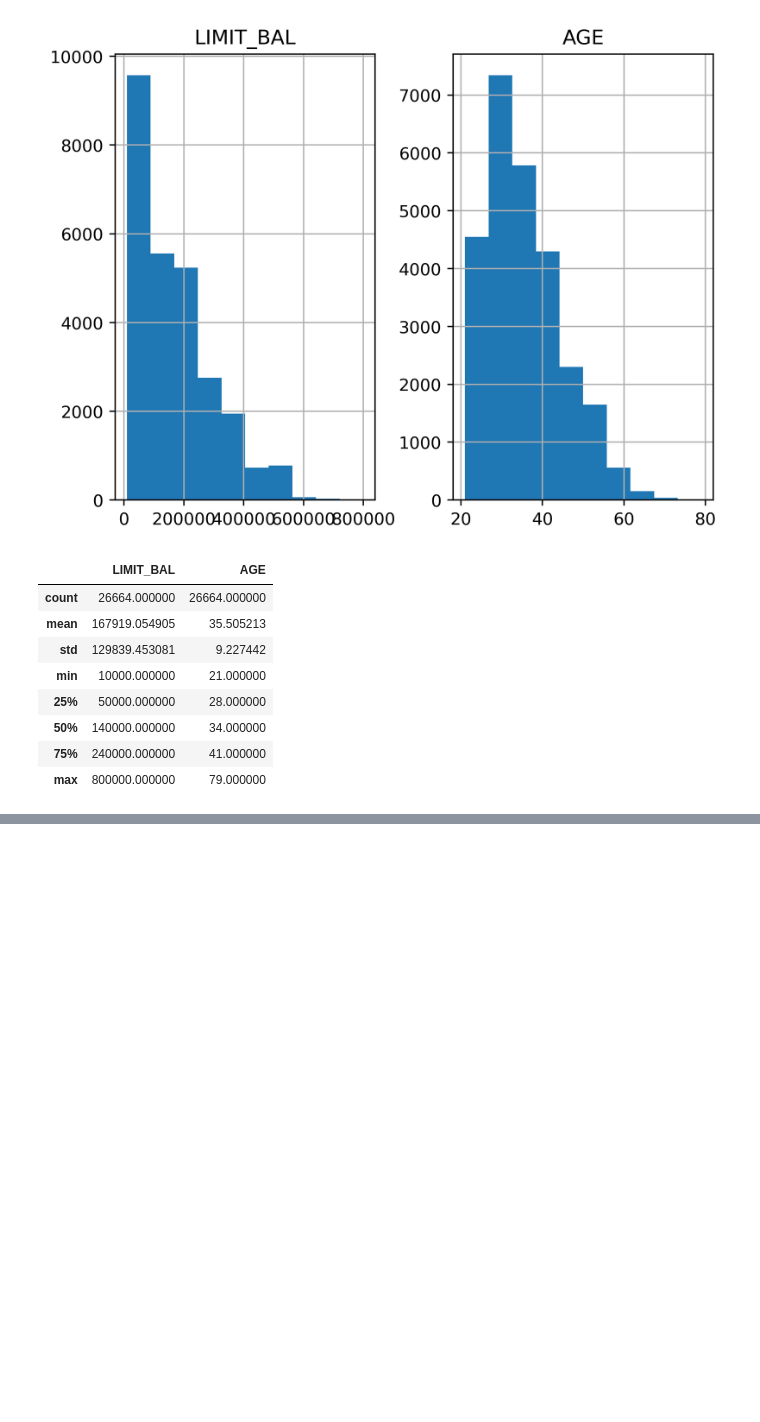
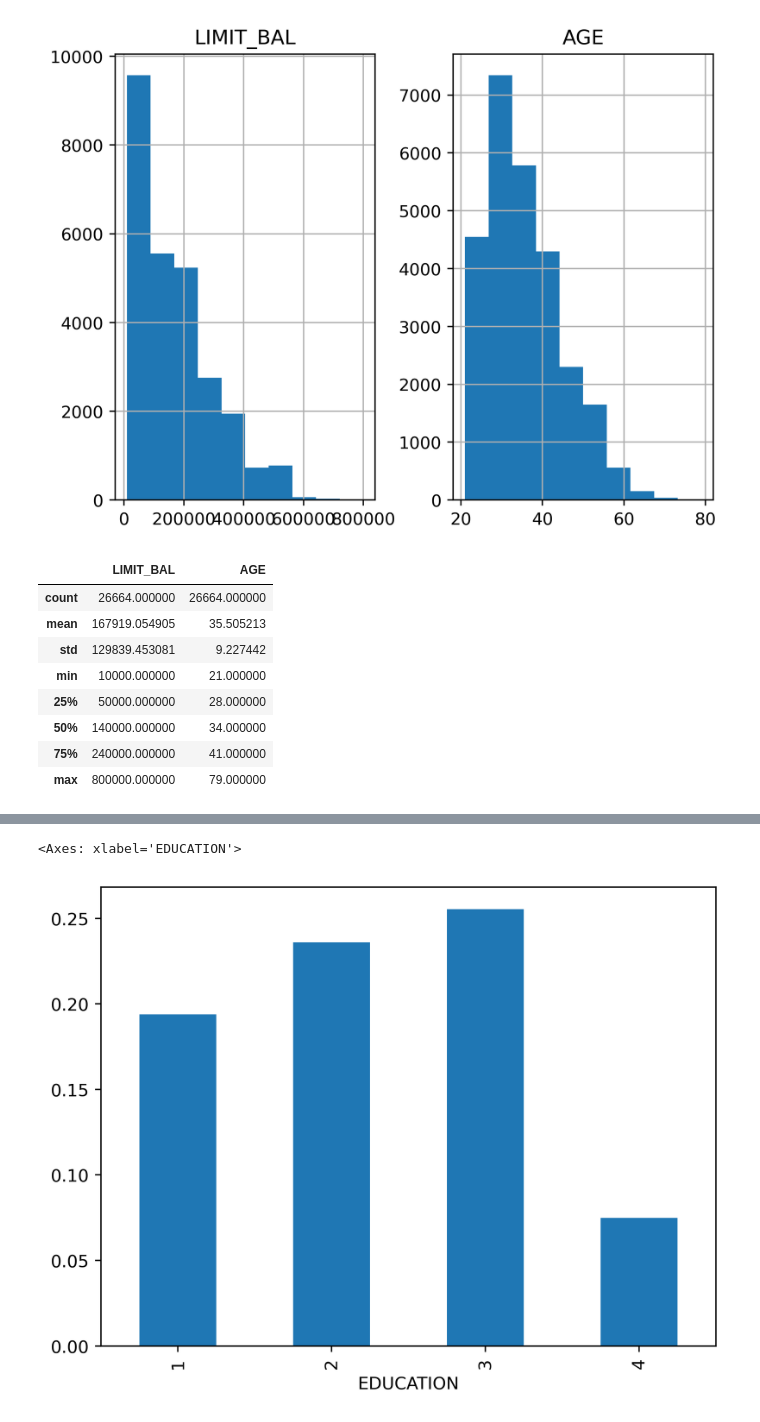
Before and after one commit to DBdanilo/Data-Science-Projects-with-Python, a Jupyter notebook: Estudo_do_LivroCDcompython.ipynb, the cells around one changed output, grey strips where cells are left out. Cells and saved outputs as stored; diff of their text form; code cells hidden in the pictures; blank space fills up the shorter version.

```diff
--- a/Estudo_do_LivroCDcompython.ipynb
+++ b/Estudo_do_LivroCDcompython.ipynb
@@ -270,0 +283,3 @@ df_clean_2[['LIMIT_BAL', 'AGE']].describe()  #descrevendo as colunas limit_bal e
+# %%
+df_clean_2['EDUCATION'].replace(to_replace=[0, 5, 6], value=4, inplace=True)  #substituindo os valores 0,5,6 por 4
+df_clean_2['EDUCATION'].value_counts()  #contando os valores da coluna education
@@ -270,0 +308,3 @@ df_clean_2[['LIMIT_BAL', 'AGE']].describe()  #descrevendo as colunas limit_bal e
+# %%
+df_clean_2['MARRIAGE'].replace(to_replace=0, value=3, inplace=True)  #substituindo o valor 0 por 3
+df_clean_2['MARRIAGE'].value_counts()  #contando os valores da coluna marriage
@@ -270,0 +323,5 @@ df_clean_2[['LIMIT_BAL', 'AGE']].describe()  #descrevendo as colunas limit_bal e
+# %%
+df_clean_2.groupby('EDUCATION').agg({'default payment next month':'mean'}).plot.bar(legend=False)  #agrupando a coluna education e default payment next month e plotando um grafico de barras
+# %% [output]
+<Axes: xlabel='EDUCATION'>
+[figure, added]
```
Also changed, not shown: parts of 12 cells of this notebook, 1 other file.
